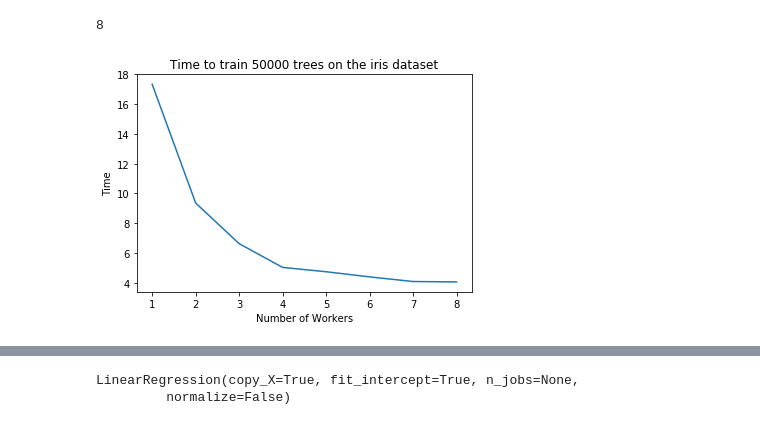
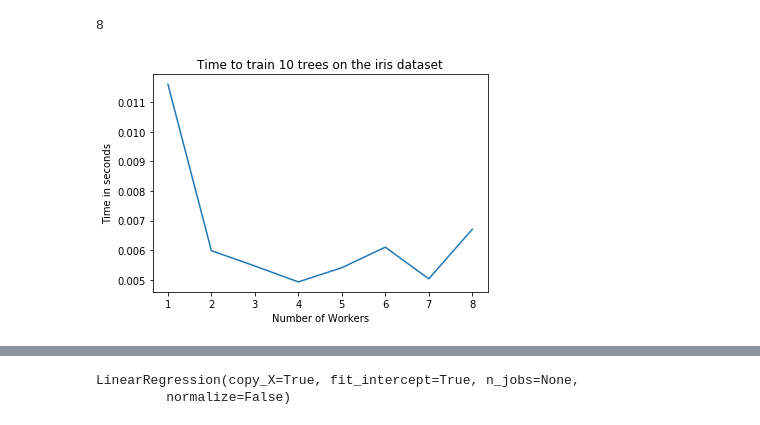
Before and after one commit to JuanMantica123/vanet_simulator, a Jupyter notebook: Random_Forest.ipynb, the cells around one changed output, grey strips where cells are left out. Drawn from its saved outputs; the diff is of its cells as text; code cells hidden in the pictures.

Commit message:
Expirimented on more datasets with different number of trees

```diff
--- a/Random_Forest.ipynb
+++ b/Random_Forest.ipynb
@@ -100,26 +99,34 @@ def fit_tree(tree):
     tree.fit(features,iris.data,iris.target)
     return tree
 # %%
-workers = []
-times = []
-for num_workers in range(1,max_workers+1):
-    workers.append(num_workers)
-    pool = mp.Pool(num_workers)
-    start = timer()
-    pool.map(fit_tree,trees)
-    end = timer()
-    time = end - start
-    times.append(time)
-    pool.close()
-    pool.join()
+def get_workers_to_time(fit_tree,num_trees=10,max_workers=8):
+    workers = []
+    times = []
+    trees = [Tree() for _ in range(num_trees)]
+    for num_workers in range(1,max_workers+1):
+        workers.append(num_workers)
+        pool = mp.Pool(num_workers)
+        start = timer()
+        pool.map(fit_tree,trees)
+        end = timer()
+        time = end - start
+        times.append(time)
+        pool.close()
+        pool.join()
+    return workers,times
+# %%
+workers,times = get_workers_to_time(fit_tree_iris,num_trees=n_trees_iris)
 # %%
-plt.plot(workers,times)
-plt.xlabel("Number of Workers")
-plt.ylabel("Time")
-plt.title("Time to train {} trees on the iris dataset".format(num_trees))
-plt.show()
+def plt_results(workers,times,name,num_trees):
+    plt.plot(workers,times)
+    plt.xlabel("Number of Workers")
+    plt.ylabel("Time in seconds")
+    plt.title("Time to train {} trees on the {} dataset".format(num_trees,name))
+    plt.show()
-# %% [output]
-[figure, removed]
+# %%
+plt_results(workers,times,"iris",n_trees_iris)
+# %% [output]
+[figure, added]
 # %%
 breast = datasets.load_breast_cancer()
 # %%
```
Also changed, not shown: parts of 19 cells of this notebook.
